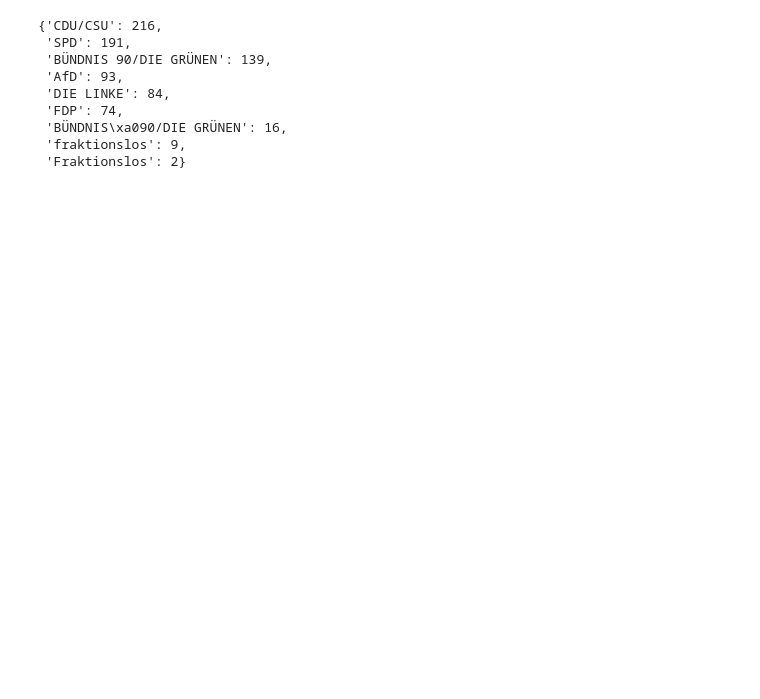
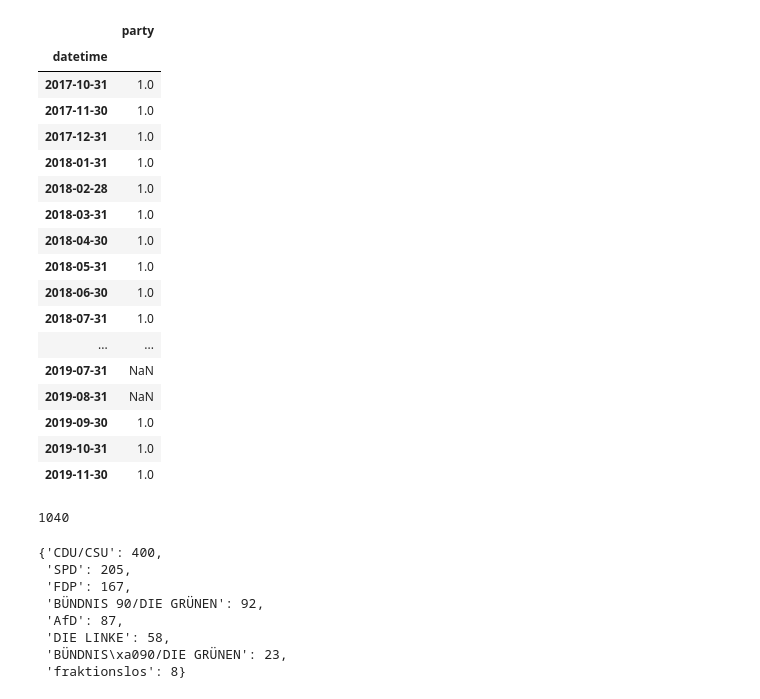
Before and after one commit to sevenbanisch/bundestagsreden, a Jupyter notebook: simplestatistics.ipynb, the cells around one changed output. Saved outputs shown, nothing was run; the diff lists cells and outputs as text; code cells hidden in the pictures; blank space fills up the shorter version.

```diff
--- a/simplestatistics.ipynb
+++ b/simplestatistics.ipynb
@@ -27,17 +200,42 @@ for speech in result.json()["speeches"]:
+# %%
+# Group the data frame by month and item and extract a number of stats from each group
+total = df.resample('M').agg({'party':'count'})
+#total
+# %%
+total/total
+# %% [output]
+|  | party |
+| datetime |  |
+| 2017-10-31 | 1.0 |
+| 2017-11-30 | 1.0 |
+| 2017-12-31 | 1.0 |
+| 2018-01-31 | 1.0 |
+| 2018-02-28 | 1.0 |
+| 2018-03-31 | 1.0 |
+| 2018-04-30 | 1.0 |
+| 2018-05-31 | 1.0 |
+| 2018-06-30 | 1.0 |
+| 2018-07-31 | 1.0 |
+| ... | ... |
+| 2019-07-31 | NaN |
+| 2019-08-31 | NaN |
+| 2019-09-30 | 1.0 |
+| 2019-10-31 | 1.0 |
+| 2019-11-30 | 1.0 |
 # %%
-len(speeches)
+print(len(speeches))
 partycounts = dict(Counter(parties).most_common())
 partycounts
 # %% [output]
-{'CDU/CSU': 216,
- 'SPD': 191,
- 'BÜNDNIS 90/DIE GRÜNEN': 139,
- 'AfD': 93,
- 'DIE LINKE': 84,
- 'FDP': 74,
- 'BÜNDNIS\xa090/DIE GRÜNEN': 16,
- 'fraktionslos': 9,
- 'Fraktionslos': 2}
+1040
+{'CDU/CSU': 400,
+ 'SPD': 205,
+ 'FDP': 167,
+ 'BÜNDNIS 90/DIE GRÜNEN': 92,
+ 'AfD': 87,
+ 'DIE LINKE': 58,
+ 'BÜNDNIS\xa090/DIE GRÜNEN': 23,
+ 'fraktionslos': 8}
 # %%
 speeches[10]
 # %% [output]
```
Also changed, not shown: parts of 17 cells of this notebook, 2 other files.
